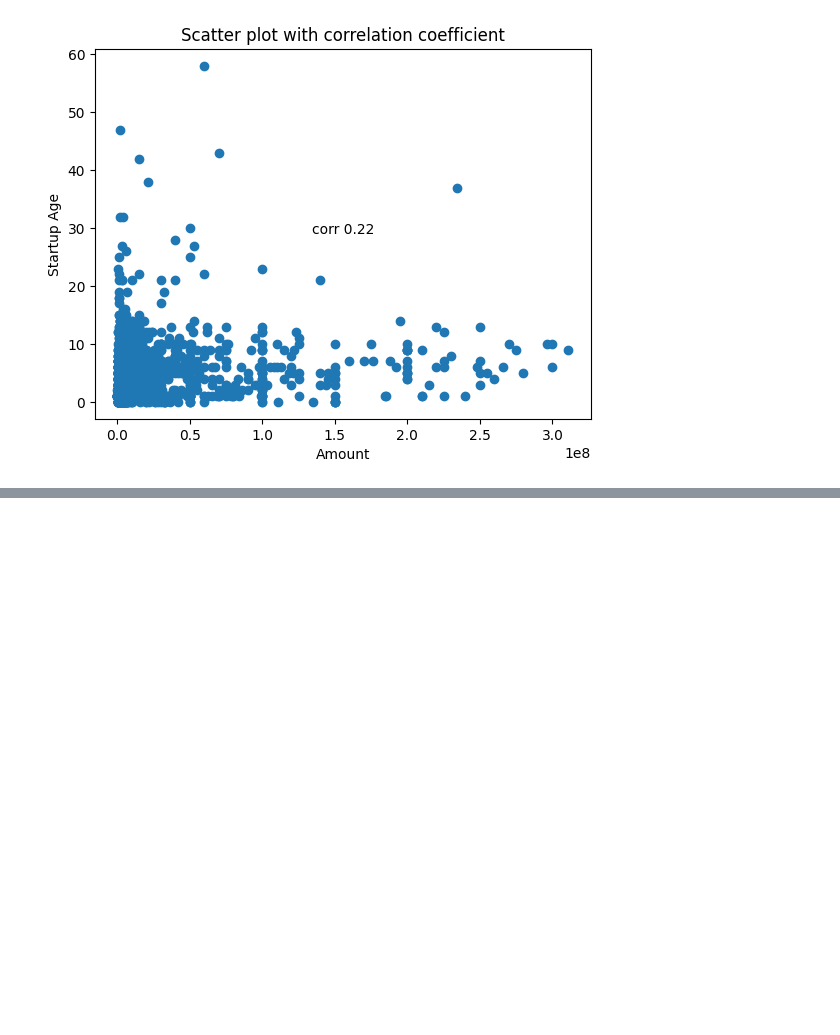
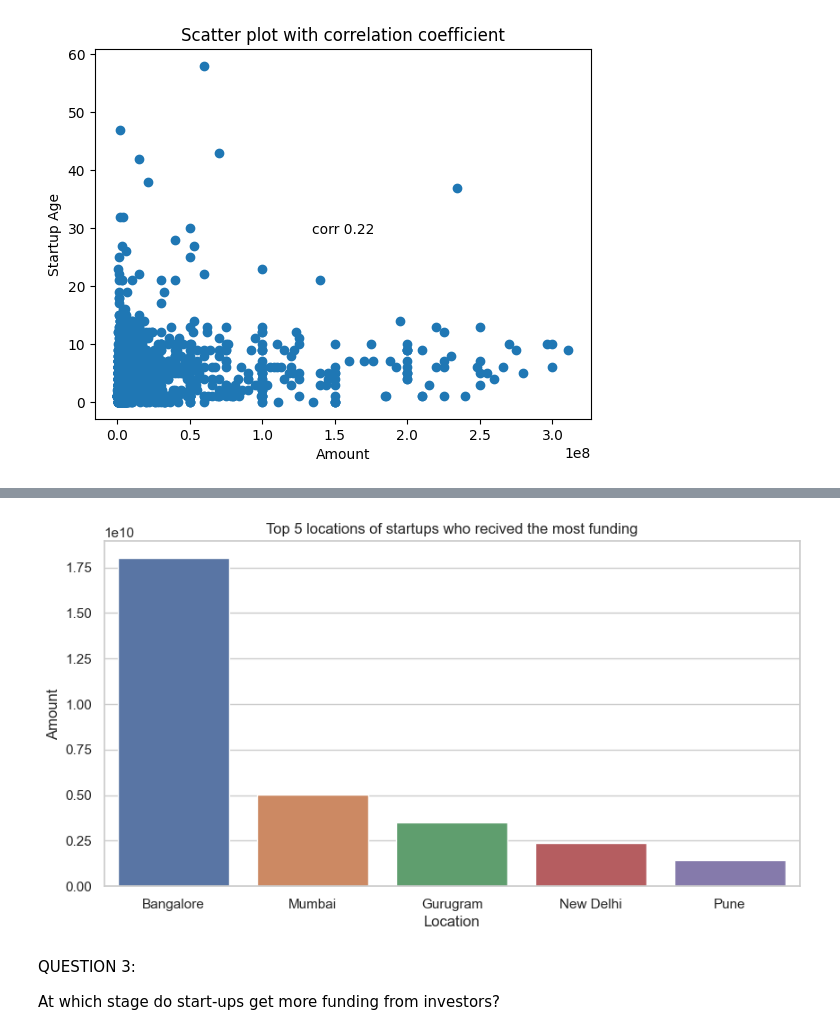
Before and after one commit to UMAR-FAWAZ/Indian_startup_funding_project, a Jupyter notebook: Indian_Startup.ipynb, the cells around one changed output, grey strips where cells are left out. Saved outputs shown, nothing was run; the diff lists cells and outputs as text; code cells hidden in the pictures; blank space fills up the shorter version.

```diff
--- a/Indian_Startup.ipynb
+++ b/Indian_Startup.ipynb
@@ -1727,0 +1843,9 @@ plt.show()
+# %%
+index_new = df.index[df['Location']=='California']
+#index_new
+Location_data = df.drop(labels=index_new, axis=0)
+# %%
+Location_grp = Location_data.groupby('Location')['Amount'].sum().reset_index()
+top_10_locations = Location_grp.sort_values(by = 'Amount', ascending = False).head(10)
+top_5_locations = Location_grp.sort_values(by = 'Amount', ascending = False).head(5)
+top_10_locations
@@ -1727,0 +1864,23 @@ plt.show()
+# %%
+# Create a bar chart using seaborn
+fig = plt.figure(figsize = (10, 5))
+
+sns.set(style="whitegrid", color_codes=True)
+sns.barplot(x='Location', y='Amount', data=top_5_locations)
+
+# Add labels and title
+plt.xlabel("Location")
+plt.ylabel("Amount")
+plt.title("Top 5 locations of startups who recived the most funding")
+
+# format y-axis labels
+ax.yaxis.set_major_formatter(ticker.FuncFormatter(lambda x, pos: '{:,.0f}'.format(x)))
+
+# Show the plot
+plt.show()
+# %% [output]
+[figure, added]
+# %% [markdown]
+QUESTION 3:
+
+At which stage do start-ups get more funding from investors?
```
Also changed, not shown: parts of 23 cells of this notebook.
